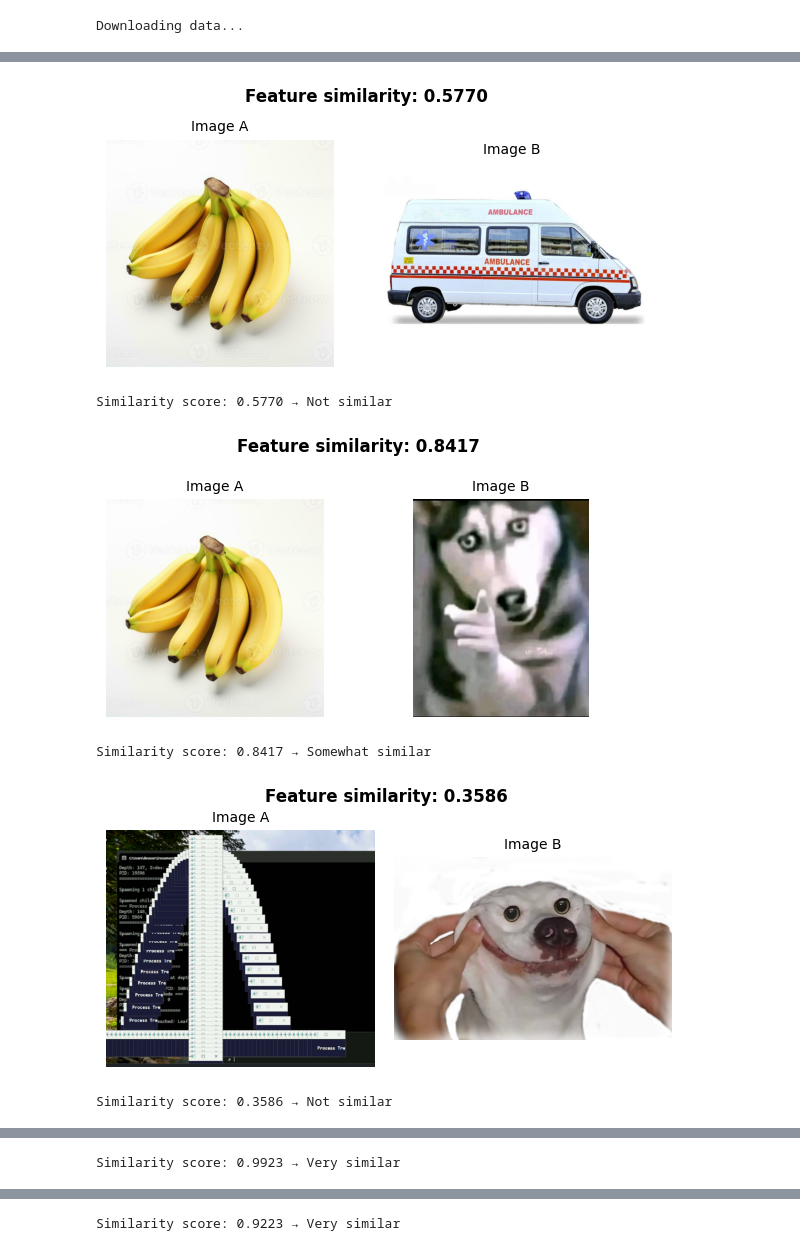
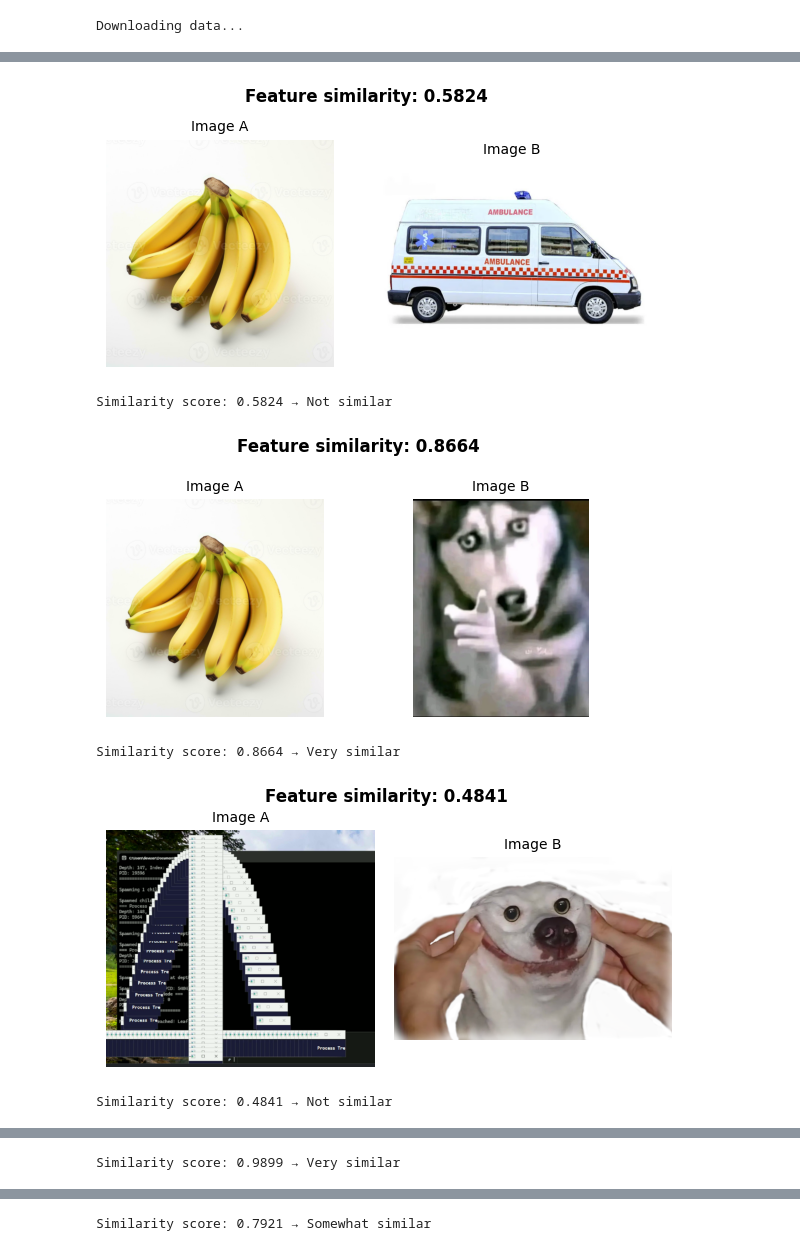
Before and after one commit to user5427/deep-learning, a Jupyter notebook: labs/lab2/lab.ipynb, the cells around one changed output, grey strips where cells are left out. Saved outputs shown, nothing was run; the diff lists cells and outputs as text; code cells hidden in the pictures.

```diff
--- a/labs/lab2/lab.ipynb
+++ b/labs/lab2/lab.ipynb
@@ -471,7 +472,7 @@ plt.show()
 # spec_img = "./project/fundog.png"
 # spec_img = "./project/bugdog.webp"
 # spec_img = "./project/winfun.png"
-spec_img = "./project/winfun.png"
+spec_img = "./project/banana.jpg"
 image = io.imread(spec_img)
 plt.imshow(image)
 plt.axis('off')
@@ -494,15 +495,21 @@ class FeatureExtractor(nn.Module):
         super().__init__()
         # No final fc layer
         self.features = nn.Sequential(
-            backbone.conv1, backbone.bn1, backbone.relu, backbone.maxpool,
-            backbone.layer1, backbone.layer2, backbone.layer3,
+            backbone.conv1,
+            backbone.bn1,
+            backbone.relu,
+            backbone.maxpool,
+            backbone.layer1,
+            backbone.layer2,
+            backbone.layer3,
+            # backbone.layer4,
             backbone.avgpool,
         )
-        self.dropout = backbone.dropout
 
     def forward(self, x):
         x = self.features(x)
         x = torch.flatten(x, 1)
+        # ∥x∥=1
         x = nn.functional.normalize(x, dim=1)
         return x
 
@@ -523,7 +530,6 @@ def compare_images(img_path_a, img_path_b, extractor, device):
     emb_a = extract_embedding(img_path_a, extractor, device)
     emb_b = extract_embedding(img_path_b, extractor, device)
 
-    # Cosine similarity = dot product (both vectors are L2-normalised)
     similarity = float(np.dot(emb_a, emb_b))
 
     return similarity
@@ -563,39 +569,39 @@ img_a1 = "./project/banana.jpg"
 img_b1 = "./project/ambulance.webp"
 
 similarity = compare_images(img_a1, img_b1, extractor, DEVICE)
 visualise_comparison(img_a1, img_b1, similarity)
 
 img_a1 = "./project/banana.jpg"
 img_b1 = "./project/dog3.webp"
 
 similarity = compare_images(img_a1, img_b1, extractor, DEVICE)
 visualise_comparison(img_a1, img_b1, similarity)
 
 img_a1 = "./project/winfun.png"
 img_b1 = "./project/fundog.png"
 
 similarity = compare_images(img_a1, img_b1, extractor, DEVICE)
 visualise_comparison(img_a1, img_b1, similarity)
 
 img_a2 = "./project/dog1.webp"
 img_b2 = "./project/dog2.png"
 
 similarity = compare_images(img_a2, img_b2, extractor, DEVICE)
 visualise_comparison(img_a2, img_b2, similarity)
 
 img_a2 = "./project/cat1.png"
 img_b2 = "./project/cat2.webp"
 
 similarity = compare_images(img_a2, img_b2, extractor, DEVICE)
 visualise_comparison(img_a2, img_b2, similarity)
 # %% [output]
 [figure]
-Similarity score: 0.5770 → Not similar
+Similarity score: 0.5824 → Not similar
-[figure, old version]
+[figure, new version]
-Similarity score: 0.8417 → Somewhat similar
+Similarity score: 0.8664 → Very similar
 [figure]
-Similarity score: 0.3586 → Not similar
+Similarity score: 0.4841 → Not similar
 [figure]
-Similarity score: 0.9923 → Very similar
+Similarity score: 0.9899 → Very similar
 [figure]
-Similarity score: 0.9223 → Very similar
+Similarity score: 0.7921 → Somewhat similar
```
Also changed, not shown: parts of 9 cells of this notebook.
